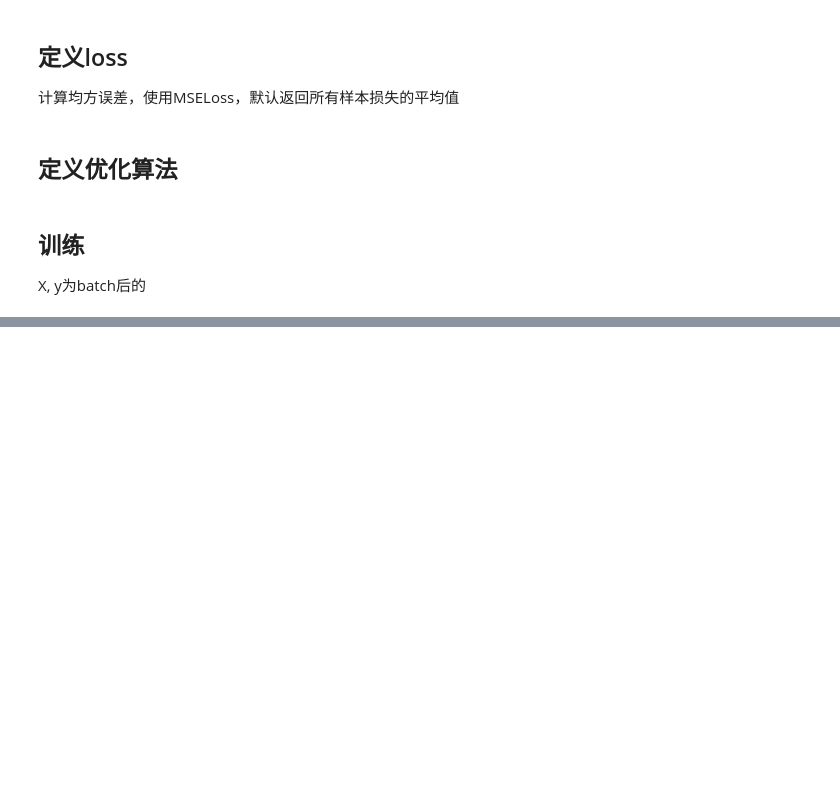
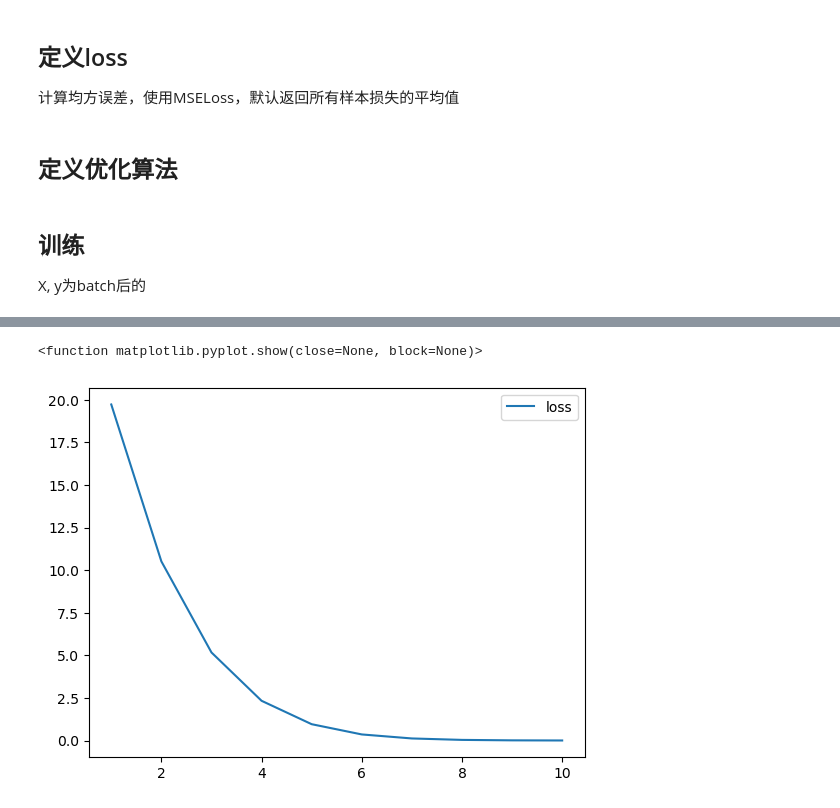
Before and after one commit to kennySweson/DeepLearing-with-pytorch, a Jupyter notebook: [1] Liner_regression/[1] Liner_regression.ipynb, the cells around one changed output, grey strips where cells are left out. Saved outputs shown, nothing was run; the diff lists cells and outputs as text; code cells hidden in the pictures; blank space fills up the shorter version.

```diff
--- a/[1] Liner_regression/[1] Liner_regression.ipynb
+++ b/[1] Liner_regression/[1] Liner_regression.ipynb
@@ -91,13 +94,16 @@ loss=nn.MSELoss()
 # %% [markdown]
 ## 定义优化算法
 # %%
-trainer = torch.optim.SGD(net.parameters(), lr=0.03)
+trainer = torch.optim.Adam(net.parameters(), lr=0.01)
 # help(torch.optim.SGD)
 # %% [markdown]
 ## 训练
 X, y为batch后的
 # %%
-num_epochs = 3
+num_epochs = 10
+l_test = [1,2,3,4,5,6,7,8,9,10]
+epoch_list = np.asarray(l_test)
+loss_list = np.ones([10])
 
 for epoch in range(num_epochs):
     for X, y in data_iter:
@@ -106,5 +112,12 @@ for epoch in range(num_epochs):
         l.backward()
         trainer.step() # 进行模型更新
     l = loss(net(features), labels)
+    loss_list[epoch] = l
+
     print(f'epoch {epoch + 1}, loss {l:f}')
+
+print(epoch_list)
+plt.plot(epoch_list, loss_list, label = 'loss')
+plt.legend()
+plt.show
 # %% [output]
@@ -114,3 +135,5 @@ epoch 3, loss 0.000101
+<function matplotlib.pyplot.show(close=None, block=None)>
+[figure, added]
 # %%
 w = net[0].weight.data
 print('w的估计误差：', true_w - w.reshape(true_w.shape))
```
Also changed, not shown: parts of 6 cells of this notebook.
